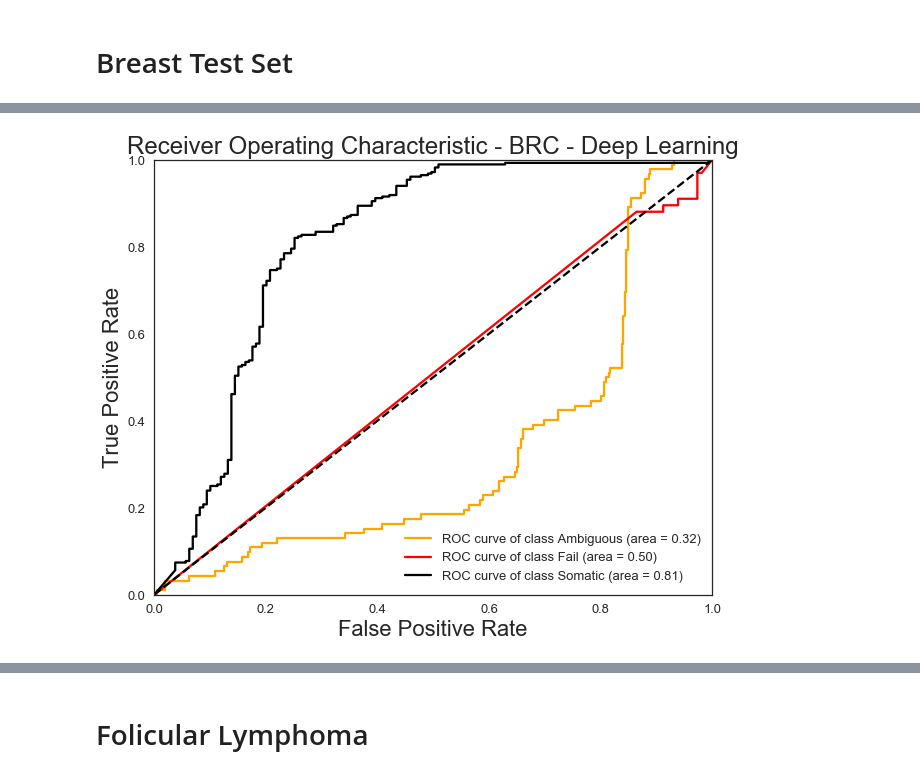
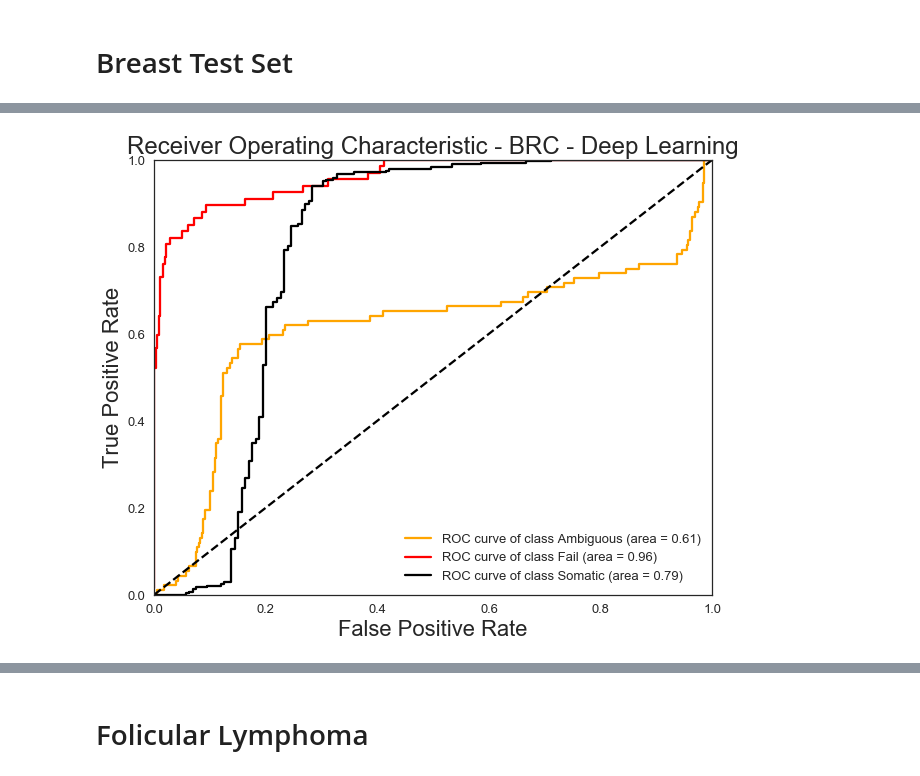
Before and after one commit to griffithlab/DeepSVR, a Jupyter notebook: notebooks/Validation Sets with Manual Review.ipynb, the cells around one changed output, grey strips where cells are left out. Cells and saved outputs as stored; diff of their text form; code cells hidden in the pictures.

```diff
--- a/notebooks/Validation Sets with Manual Review.ipynb
+++ b/notebooks/Validation Sets with Manual Review.ipynb
@@ -73,7 +69,7 @@ s_v_b.drop(['disease_AML', 'disease_GST', 'disease_MPNST', 'disease_SCLC',
        'disease_lymphoma', 'disease_melanoma'], axis=1, inplace=True)
 # %%
 # Get Labels
-Y = pd.get_dummies(three_class.call).astype(float).values
+Y = pd.get_dummies(three_class.call, columns=['a','f','s']).astype(float).values
 # Get training data as numpy array, remove reviews because of non overlap
 s_v_b = s_v_b.drop(['call', 'reviewer_1',
                 'reviewer_2', 'reviewer_3',
@@ -107,6 +95,22 @@ estimator = KerasClassifier(build_fn=model, epochs=1000, batch_size=2000, verbos
 estimator.fit(X, Y)
 # %% [output]
 <keras.callbacks.History at 0x...>
+# %%
+# Develop cross validation predictions
+if not os.path.exists('../data/deep_learning/threeclass_regularization.npy'):
+    probabilities = cross_val_predict(estimator, X_train, Y_train, cv=kfold, method='predict_proba')
+    np.save('../data/deep_learning/threeclass_relu_probs.npy', probabilities)
+else:
+    probabilities = np.load('../data/deep_learning/threeclass_regularization.npy')
+
+# Pull maximum probability to determine call
+predicted = np.array([list(a).index(max(list(a))) for a in list(probabilities)])
+
+# Analyze predicted labels
+label_binarizer = preprocessing.LabelBinarizer()
+
+label_binarizer.fit(range(max(predicted)+1))
+predicted_transformed = label_binarizer.transform(predicted)
 # %% [markdown]
 # Prepare Data
 # %%
@@ -417,0 +469,9 @@ breast_probs = estimator.predict_proba(breast_X)
+# %%
+class_lookup = {0: 'Ambiguous', 1: 'Fail', 2: 'Somatic'}
+brc_X, brc_Y, brc_probs = determine_independent_test_performance('../data/independent_test/brc_train.pkl',
+                                          '../data/independent_test/brc_call.pkl', 1,
+                                          ['disease_BRC', 'reviewer_1'],
+                                          estimator,
+                                          '../data/independent_test/output_path/',
+                                          '../data/independent_test/probability/',
+                                          "BRC")
@@ -418,12 +490,12 @@ breast_probs = estimator.predict_proba(breast_X)
 # %%
 class_lookup = {0: 'Ambiguous', 1: 'Fail', 2: 'Somatic'}
 fig, ax = plt.subplots()
-create_roc_curve(breast_Y, breast_probs, class_lookup,
-                 'Receiver Operating Characteristic - BRC - Deep Learning', ax)
+create_roc_curve(brc_Y, brc_probs, class_lookup,
+                 'ROC - BRC - Deep Learning', ax)
 ax.set_ylabel('True Positive Rate', fontsize=22)
 ax.set_xlabel('False Positive Rate', fontsize=22)
 ax.set_title('Receiver Operating Characteristic - BRC - Deep Learning', fontsize=24)
 fig.set_size_inches(10, 8)
-savefig('/Users/ebarnell/Desktop/Illustrator/figures/Classifier/Breast_ROC.png', bbox_inches='tight', dpi=1000)
+savefig('/Users/ebarnell/Desktop/Illustrator/figures/Classifier/BRC_ROC.png', bbox_inches='tight', dpi=1000)
 # %% [output]
-[figure, old version]
+[figure, new version]
```
Also changed, not shown: parts of 43 cells of this notebook.
